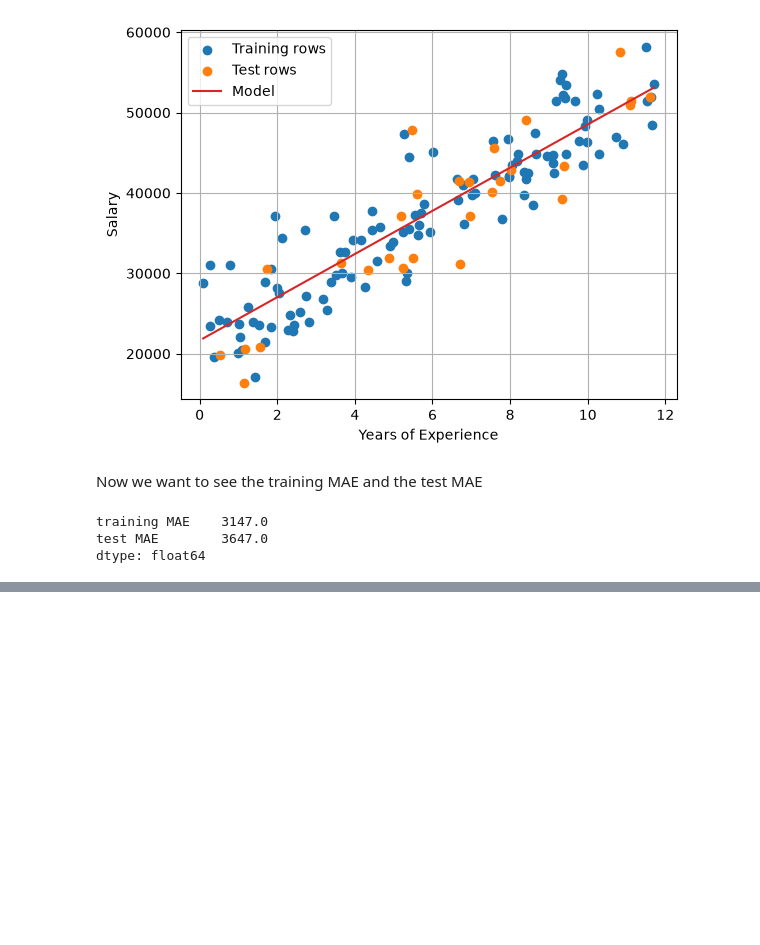
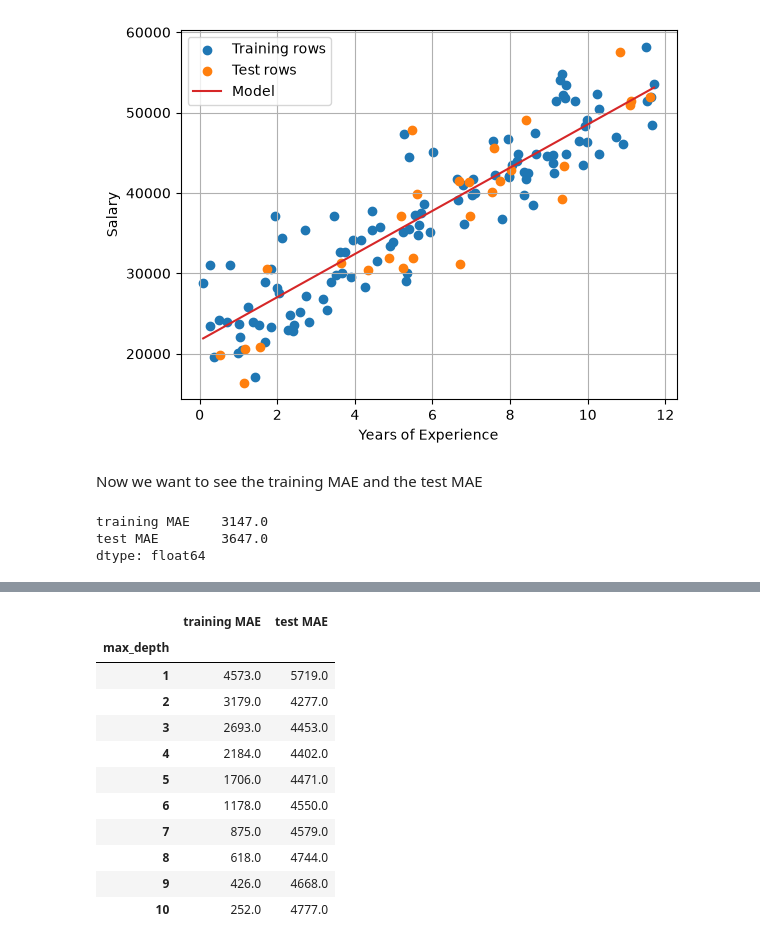
Before and after one commit to NainIglesias/supervised-learning, a Jupyter notebook: overfiting_and_the_split.ipynb, the cells around one changed output, grey strips where cells are left out. Saved outputs shown, nothing was run; the diff lists cells and outputs as text; code cells hidden in the pictures; blank space fills up the shorter version.

```diff
--- a/overfiting_and_the_split.ipynb
+++ b/overfiting_and_the_split.ipynb
@@ -56,0 +78,19 @@ dtype: float64
+# %%
+depths = range(1,11)
+errors_by_depth = pd.DataFrame(
+        { depth: train_and_test_error(DecisionTreeRegressor(max_depth=depth, random_state=42).fit(X_train, y_train)) for depth in depths }
+        ).T.rename_axis('max_depth')
+errors_by_depth
+# %% [output]
+|  | training MAE | test MAE |
+| max_depth |  |  |
+| 1 | 4573.0 | 5719.0 |
+| 2 | 3179.0 | 4277.0 |
+| 3 | 2693.0 | 4453.0 |
+| 4 | 2184.0 | 4402.0 |
+| 5 | 1706.0 | 4471.0 |
+| 6 | 1178.0 | 4550.0 |
+| 7 | 875.0 | 4579.0 |
+| 8 | 618.0 | 4744.0 |
+| 9 | 426.0 | 4668.0 |
+| 10 | 252.0 | 4777.0 |
```
Also changed, not shown: parts of 9 cells of this notebook.
